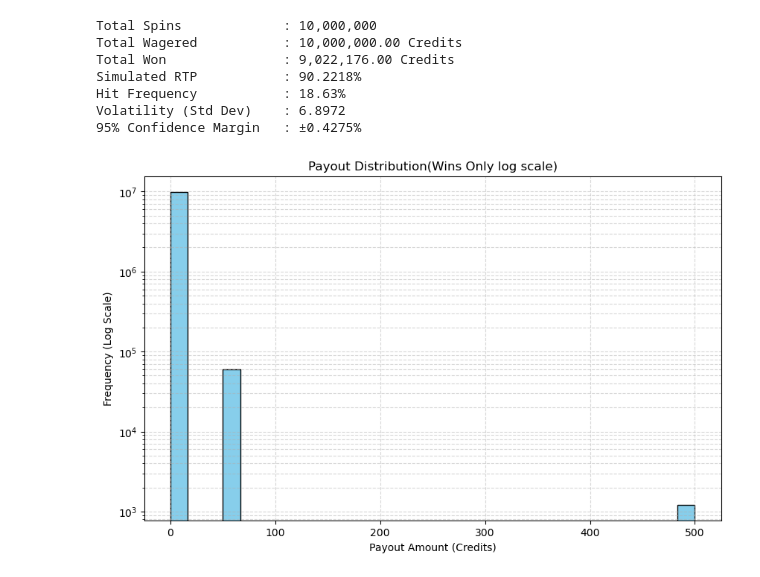
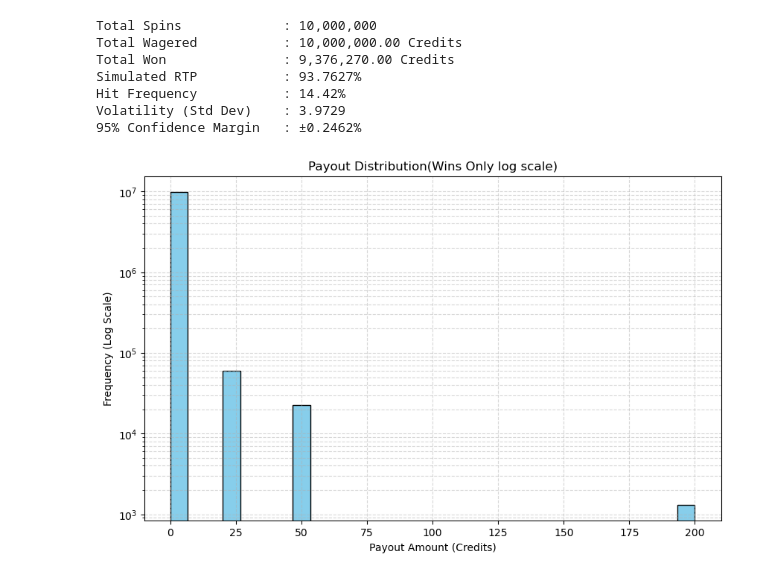
Before and after one commit to Akshata-IITR/Monte_Carlo_Slot_Engine, a Jupyter notebook: Monte_Carlo_slot_engine.ipynb, the cells around one changed output. Saved outputs shown, nothing was run; the diff lists cells and outputs as text; code cells hidden in the pictures.

```diff
--- a/Monte_Carlo_slot_engine.ipynb
+++ b/Monte_Carlo_slot_engine.ipynb
@@ -3,9 +3,9 @@ import numpy as np
 import matplotlib.pyplot as plt
 # 7= Jackpot, B=Bar, C=Cherry, R=Respin, _=Black
 
-reel1=np.array(['7']*1+['B']*4+['C']*6+['_']*9)
-reel2=np.array(['7']*1+['B']*4+['C']*6+['_']*9)
-reel3=np.array(['7']*1+['B']*3+['C']*5+['R']*2+['_']*9)
+reel1=np.array(['7']*1+['B']*3+['C']*4+['_']*12)
+reel2=np.array(['7']*1+['B']*3+['C']*4+['_']*12)
+reel3=np.array(['7']*1+['B']*2+['C']*3+['R']*2+['_']*12)
 
 N = 10_000_000 # Number of spins
 Bet=1  # Bet per spin
@@ -21,16 +21,16 @@ r3=reel3[idx3]
 payout = np.zeros(N)
 
 jackpot = (r1=='7') & (r2=='7') & (r3=='7')
-payout[jackpot] = 500
+payout[jackpot] = 200
 
 bar = (r1=='B') & (r2=='B') & (r3=='B')
 payout[bar] = 50
 
 cherry = (r1=='C') & (r2=='C') & (r3=='C')
-payout[cherry] = 10
+payout[cherry] = 20
 
 cherry_only_on_reel1 = (r1=='C') & (r2!='C') & (r3!='C')
-payout[cherry_only_on_reel1] = 2
+payout[cherry_only_on_reel1] = 5
 
 respin_mask = (r3 == 'R')
 respin_count = np.sum(respin_mask)
@@ -45,47 +45,47 @@ if respin_count > 0:
 
     # Check for payouts on the respin
     jackpot_respin = (respin_r1 == '7') & (respin_r2 == '7') & (respin_r3 == '7')
-    payout[respin_mask][jackpot_respin] = 500
+    payout[respin_mask][jackpot_respin] = 200
 
     bar_respin = (respin_r1 == 'B') & (respin_r2 == 'B') & (respin_r3 == 'B')
     payout[respin_mask][bar_respin] = 50
 
     cherry_respin = (respin_r1 == 'C') & (respin_r2 == 'C') & (respin_r3 == 'C')
-    payout[respin_mask][cherry_respin] = 10
+    payout[respin_mask][cherry_respin] = 20
 
     cherry_only_on_reel1_respin = (respin_r1 == 'C') & (respin_r2 != 'C') & (respin_r3 != 'C')
-    payout[respin_mask][cherry_only_on_reel1_respin] = 2
+    payout[respin_mask][cherry_only_on_reel1_respin] = 5
 
     payout[respin_mask] += respin_wins * 3.0
 
 total_wagered = N * Bet
 total_won=np.sum(payout)
 rtp = total_won / total_wagered*100
 hit_frequency = np.count_nonzero(payout > 0) / N * 100
 volatility = np.std(payout)
 margin_of_error = 1.96 * (volatility / np.sqrt(N))*100
 
 print(f"Total Spins             : {N:,}")
 print(f"Total Wagered           : {total_wagered:,.2f} Credits")
 print(f"Total Won               : {total_won:,.2f} Credits")
 print(f"Simulated RTP           : {rtp:.4f}%")
 print(f"Hit Frequency           : {hit_frequency:.2f}%")
 print(f"Volatility (Std Dev)    : {volatility:.4f}")
 print(f"95% Confidence Margin   : ±{margin_of_error:.4f}%")
 
 plt.figure(figsize=(10, 6))
 plt.hist(payout, bins=30,color='skyblue', edgecolor='black', log=True)
 plt.title('Payout Distribution(Wins Only log scale)')
 plt.xlabel('Payout Amount (Credits)')
 plt.ylabel('Frequency (Log Scale)')
 plt.grid(True, which="both", linestyle="--", alpha=0.5)
 plt.show()
 # %% [output]
 Total Spins             : 10,000,000
 Total Wagered           : 10,000,000.00 Credits
-Total Won               : 9,022,176.00 Credits
-Simulated RTP           : 90.2218%
-Hit Frequency           : 18.63%
-Volatility (Std Dev)    : 6.8972
-95% Confidence Margin   : ±0.4275%
+Total Won               : 9,376,270.00 Credits
+Simulated RTP           : 93.7627%
+Hit Frequency           : 14.42%
+Volatility (Std Dev)    : 3.9729
+95% Confidence Margin   : ±0.2462%
-[figure, old version]
+[figure, new version]
```
